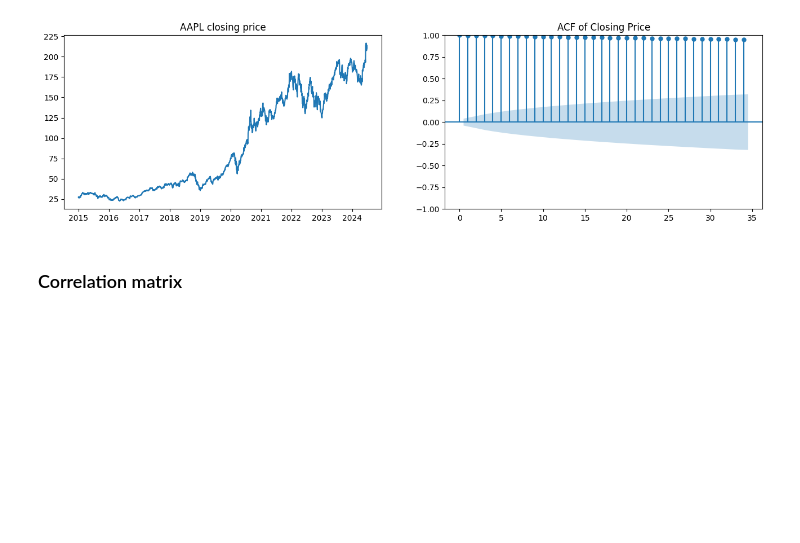
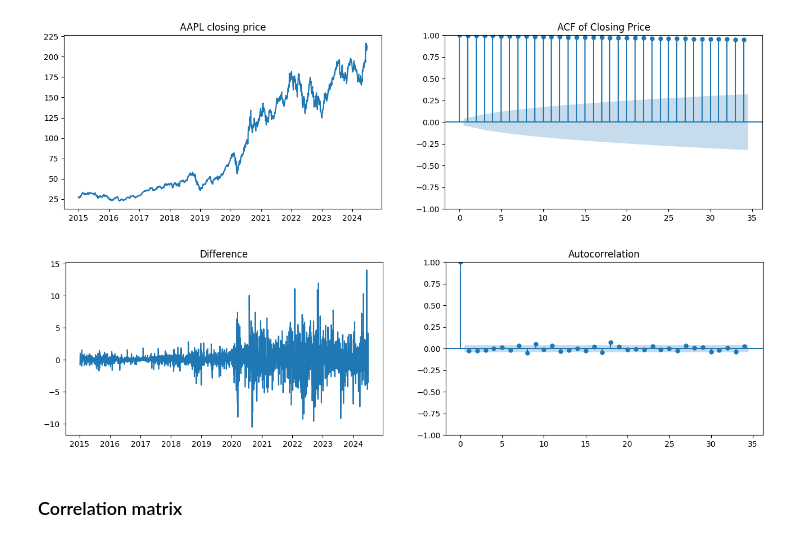
Before and after one commit to songthao1610/FinPortOpt, a Jupyter notebook: stock_model.ipynb, the cells around one changed output. Drawn from its saved outputs; the diff is of its cells as text; code cells hidden in the pictures; blank space fills up the shorter version.

```diff
--- a/stock_model.ipynb
+++ b/stock_model.ipynb
@@ -138,6 +138,25 @@ ax2.set_title('ACF of Closing Price')
 plt.show()
 # %% [output]
 [figure]
+# %%
+# order of differencing
+ndiff = ndiffs(full_data['Close'], test='adf')  # ndiff = 1 here
+# %%
+for _ in range(ndiff):
+	diff = full_data['Close'].diff().dropna()
+
+_, (ax1, ax2) = plt.subplots(1, 2, figsize=(16, 4))
+ax1.plot(full_data['Date'][1:], diff)
+ax1.set_title('Difference')
+ax1.xaxis.set_major_locator(mdates.YearLocator())
+ax1.xaxis.set_major_formatter(mdates.DateFormatter('%Y'))
+
+plot_acf(diff, ax=ax2)
+ax2.set_title('Autocorrelation')
+
+plt.show()
+# %% [output]
+[figure, added]
 # %% [markdown]
 ### Correlation matrix
 # %%
```
Also changed, not shown: parts of 6 cells of this notebook.
